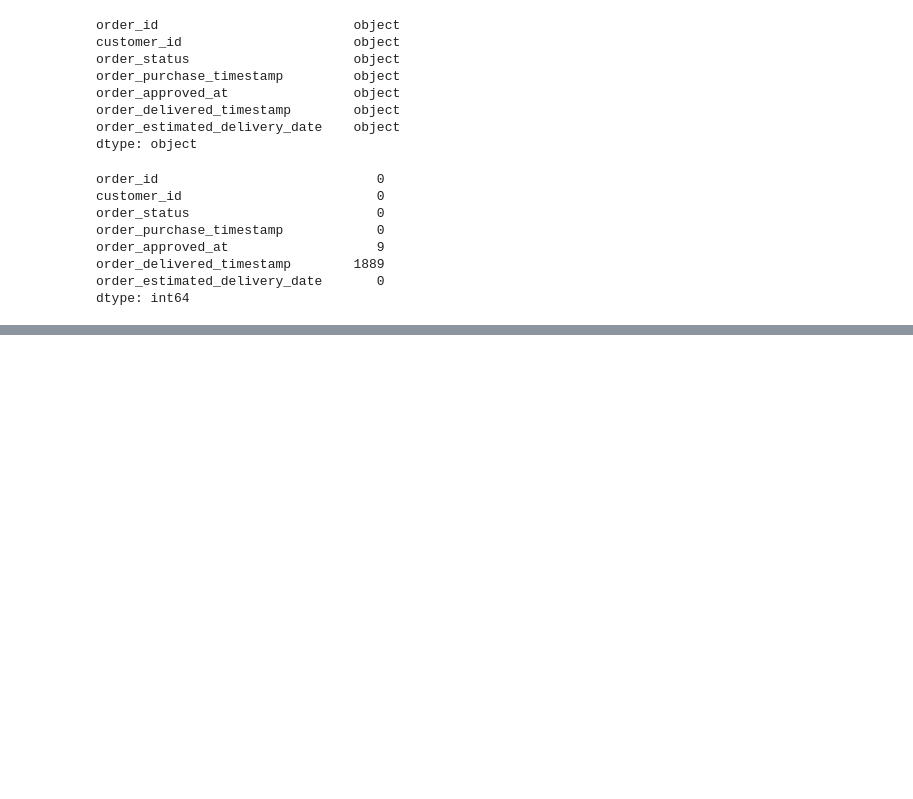
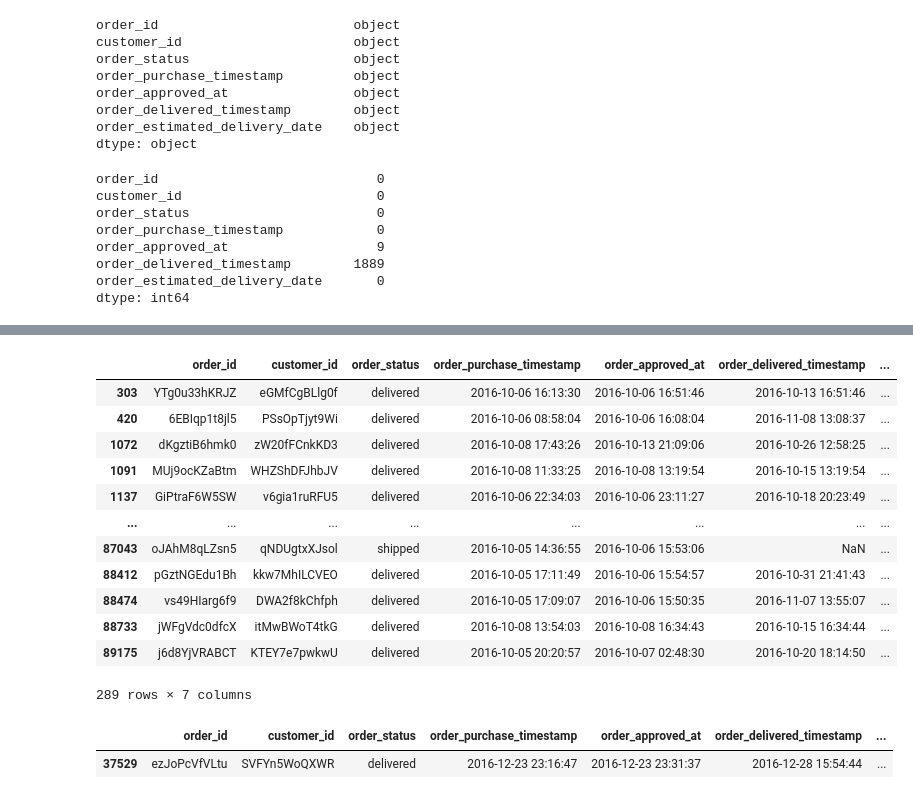
Before and after one commit to JatinY459/ecommerce-data-analysis, a Jupyter notebook: notebooks/01_data_overview.ipynb, the cells around one changed output, grey strips where cells are left out. Cells and saved outputs as stored; diff of their text form; code cells hidden in the pictures; blank space fills up the shorter version.

```diff
--- a/notebooks/01_data_overview.ipynb
+++ b/notebooks/01_data_overview.ipynb
@@ -120,0 +167,21 @@ dtype: int64
+# %%
+orders[(orders['order_purchase_timestamp'].dt.year == 2016) & (orders['order_purchase_timestamp'].dt.month == 10)]
+# %% [output]
+|  | order_id | customer_id | order_status | order_purchase_timestamp | order_approved_at | order_delivered_timestamp | ... |
+| 303 | YTg0u33hKRJZ | eGMfCgBLlg0f | delivered | 2016-10-06 16:13:30 | 2016-10-06 16:51:46 | 2016-10-13 16:51:46 | ... |
+| 420 | 6EBIqp1t8jl5 | PSsOpTjyt9Wi | delivered | 2016-10-06 08:58:04 | 2016-10-06 16:08:04 | 2016-11-08 13:08:37 | ... |
+| 1072 | dKgztiB6hmk0 | zW20fFCnkKD3 | delivered | 2016-10-08 17:43:26 | 2016-10-13 21:09:06 | 2016-10-26 12:58:25 | ... |
+| 1091 | MUj9ocKZaBtm | WHZShDFJhbJV | delivered | 2016-10-08 11:33:25 | 2016-10-08 13:19:54 | 2016-10-15 13:19:54 | ... |
+| 1137 | GiPtraF6W5SW | v6gia1ruRFU5 | delivered | 2016-10-06 22:34:03 | 2016-10-06 23:11:27 | 2016-10-18 20:23:49 | ... |
+| ... | ... | ... | ... | ... | ... | ... | ... |
+| 87043 | oJAhM8qLZsn5 | qNDUgtxXJsol | shipped | 2016-10-05 14:36:55 | 2016-10-06 15:53:06 | NaN | ... |
+| 88412 | pGztNGEdu1Bh | kkw7MhILCVEO | delivered | 2016-10-05 17:11:49 | 2016-10-06 15:54:57 | 2016-10-31 21:41:43 | ... |
+| 88474 | vs49HIarg6f9 | DWA2f8kChfph | delivered | 2016-10-05 17:09:07 | 2016-10-06 15:50:35 | 2016-11-07 13:55:07 | ... |
+| 88733 | jWFgVdc0dfcX | itMwBWoT4tkG | delivered | 2016-10-08 13:54:03 | 2016-10-08 16:34:43 | 2016-10-15 16:34:44 | ... |
+| 89175 | j6d8YjVRABCT | KTEY7e7pwkwU | delivered | 2016-10-05 20:20:57 | 2016-10-07 02:48:30 | 2016-10-20 18:14:50 | ... |
+289 rows × 7 columns
+# %%
+orders[(orders['order_purchase_timestamp'].dt.year == 2016) & (orders['order_purchase_timestamp'].dt.month == 12)]
+# %% [output]
+|  | order_id | customer_id | order_status | order_purchase_timestamp | order_approved_at | order_delivered_timestamp | ... |
+| 37529 | ezJoPcVfVLtu | SVFYn5WoQXWR | delivered | 2016-12-23 23:16:47 | 2016-12-23 23:31:37 | 2016-12-28 15:54:44 | ... |
```
Also changed, not shown: parts of 16 cells of this notebook.
